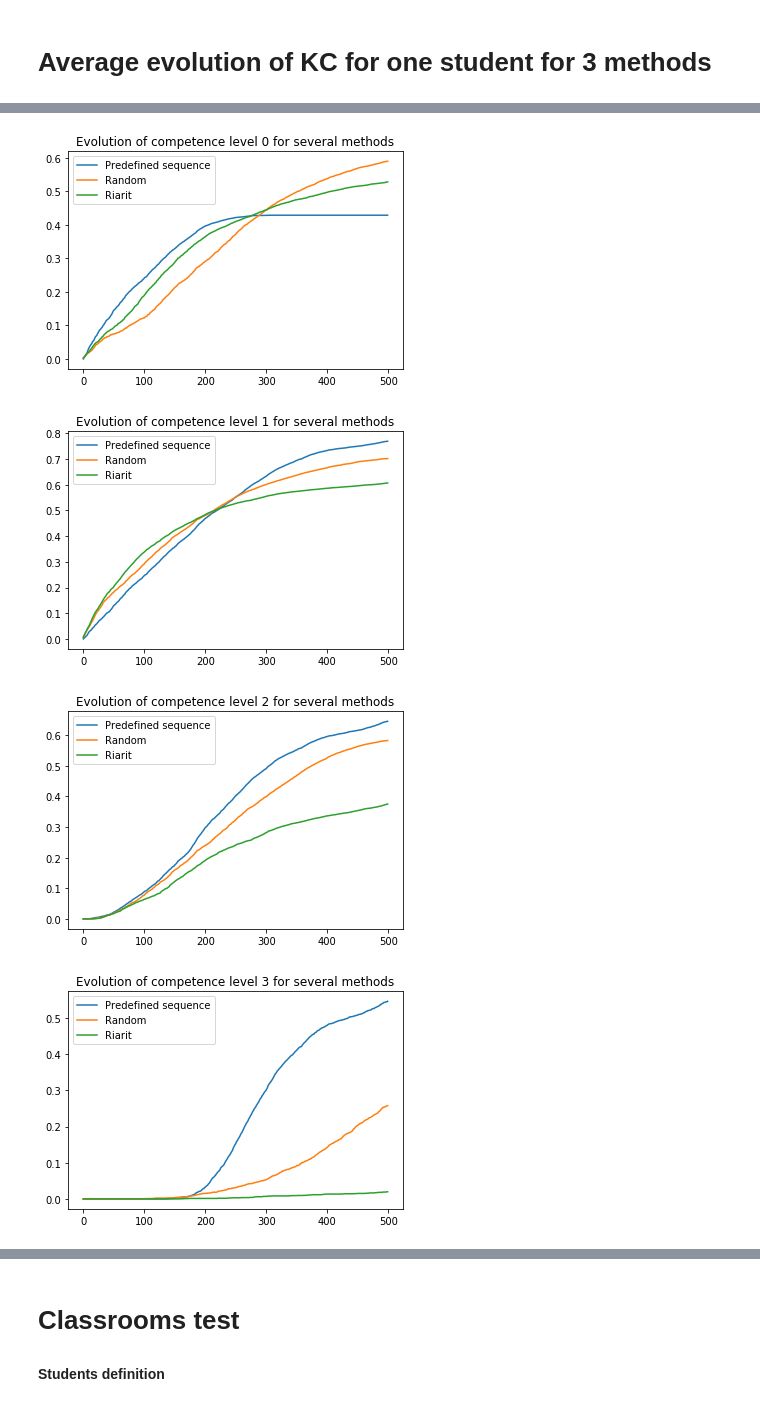
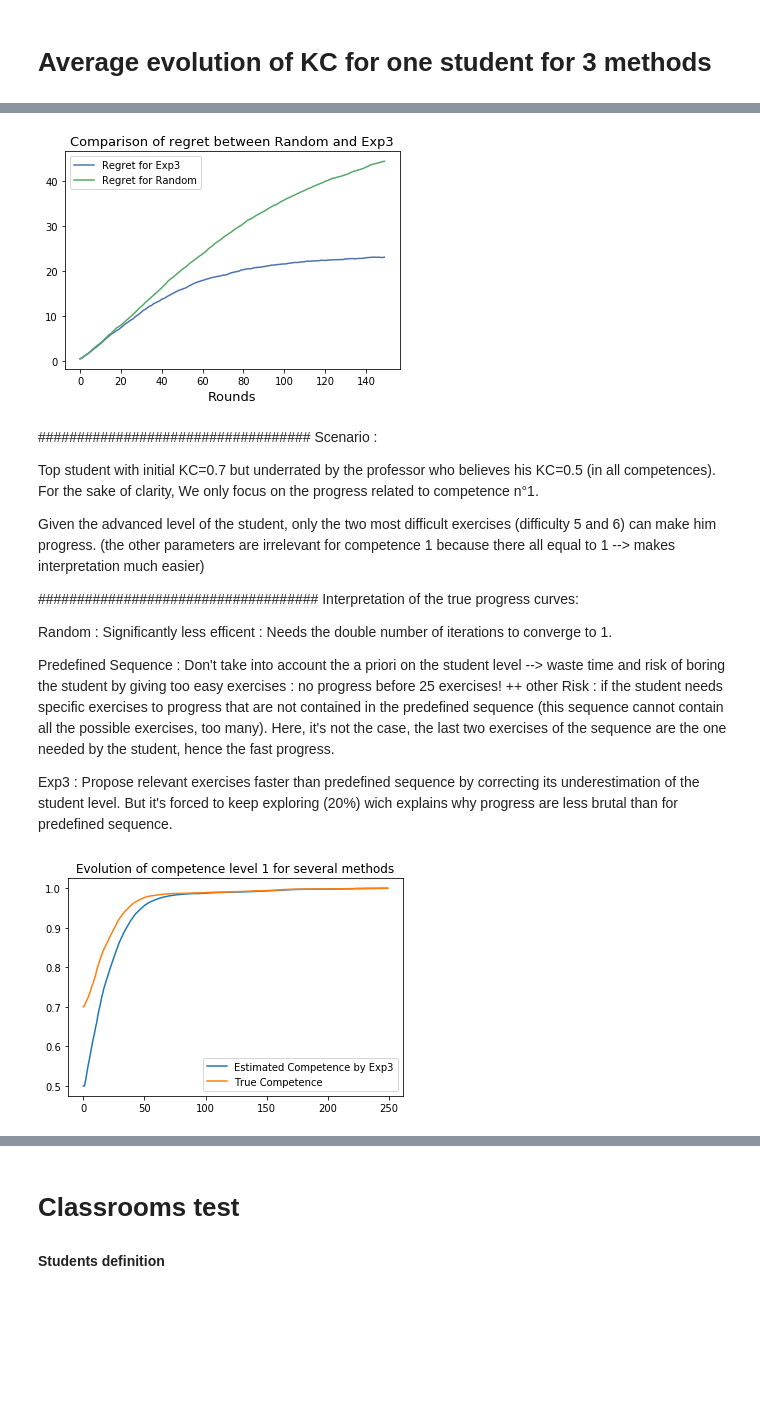
Before and after one commit to fdarmon/ITS, a Jupyter notebook: Analysis.ipynb, the cells around one changed output, grey strips where cells are left out. Drawn from its saved outputs; the diff is of its cells as text; code cells hidden in the pictures; blank space fills up the shorter version.

Commit message:
Results experiments :one student, P and Q students

```diff
--- a/Analysis.ipynb
+++ b/Analysis.ipynb
@@ -86,0 +69,9 @@ Iteration : 50/50
+# %%
+for i in range(n_c):
+
+    #plt.plot(c_true_list[50:][i,:])
+
+    plt.plot(np.mean([c_true_list[n_itr+j][i,:] for j in range (n_itr)],axis=0),label="competence %d"%i)
+
+plt.legend()
+plt.show()
@@ -173,0 +199,15 @@ KeyboardInterrupt:
+# %%
+M=["Predefined sequence","Random","Exp3"]
+# %%
+for c in range(1,2):
+    plt.figure()
+    i=0
+    for method in methods:
+        plt.plot(true_KC[method][c],label=M[i])
+        i+=1
+    plt.legend()
+    plt.title("Evolution of competence IntSum for one student and several teaching methods",fontsize=13)
+    plt.xlabel('Rounds',fontsize=13)
+    plt.ylabel('True Competence',fontsize=13)
+    plt.xlim((0,110))
+    plt.show ()
@@ -173,0 +216,13 @@ KeyboardInterrupt:
+# %%
+for c in range(1,2):
+    plt.figure()
+
+    plt.plot(KC_hat['Riarit'][c],label='Estimated Competence by Exp3')
+    plt.plot(true_KC['Riarit'][c],label='True Competence',color='red')
+    plt.legend()
+    plt.title("Estimation of competence Intsum by Exp3",fontsize=13)
+    plt.xlim((0,70))
+    plt.xlabel('Rounds',fontsize=13)
+
+
+    plt.show ()
@@ -174,14 +267,36 @@ KeyboardInterrupt:
+# %%
+plt.plot(regret_av['Riarit'],label='Regret for Exp3')
+plt.plot(regret_av['Random'],label='Regret for Random')
+plt.title('Comparison of regret between Random and Exp3',fontsize=13)
+plt.xlabel('Rounds',fontsize=13)
+plt.legend()
+plt.show()
+# %% [output]
+[figure, added]
+# %% [markdown]
+###################################
+Scenario :
+
+Top student with initial KC=0.7 but underrated by the professor who believes his KC=0.5 (in all competences). For the sake of clarity, We only focus on the progress related to competence n°1.
+
+Given the advanced level of the student, only the two most difficult exercises (difficulty 5 and 6) can make him progress. (the other parameters are irrelevant for competence 1 because there all equal to 1 --> makes interpretation much easier)
+
+####################################
+Interpretation of the true progress curves:
+
+Random : Significantly less efficent : Needs the double number of iterations to converge to 1.
+
+Predefined Sequence : Don't take into account the a priori on the student level --> waste time and risk of boring the student by giving too easy exercises : no progress before 25 exercises! ++ other Risk : if the student needs specific exercises to progress that are not contained in the predefined sequence (this sequence cannot contain all the possible exercises, too many). Here, it's not the case, the last two exercises of the sequence are the one needed by the student, hence the  fast progress.
+
+Exp3 : Propose relevant exercises faster than predefined sequence by correcting its underestimation of the student level. But it's forced to keep exploring (20%) wich explains why progress are less brutal than for predefined sequence.
 # %%
-for c in range(n_c):
+for c in range(1,2):
     plt.figure()
-    for method in methods:
-        plt.plot(true_KC[method][c],label=method)
 
+    plt.plot(KC_hat['Riarit'][c],label='Estimated Competence by Exp3')
+    plt.plot(true_KC['Riarit'][c],label='True Competence')
     plt.legend()
     plt.title("Evolution of competence level {} for several methods".format(c))
-    plt.show()
+    plt.show ()
 # %% [output]
-[figure, old version]
+[figure, new version]
-[figure, removed]
-[figure, removed]
-[figure, removed]
```
Also changed, not shown: parts of 41 cells of this notebook, 4 other files.
